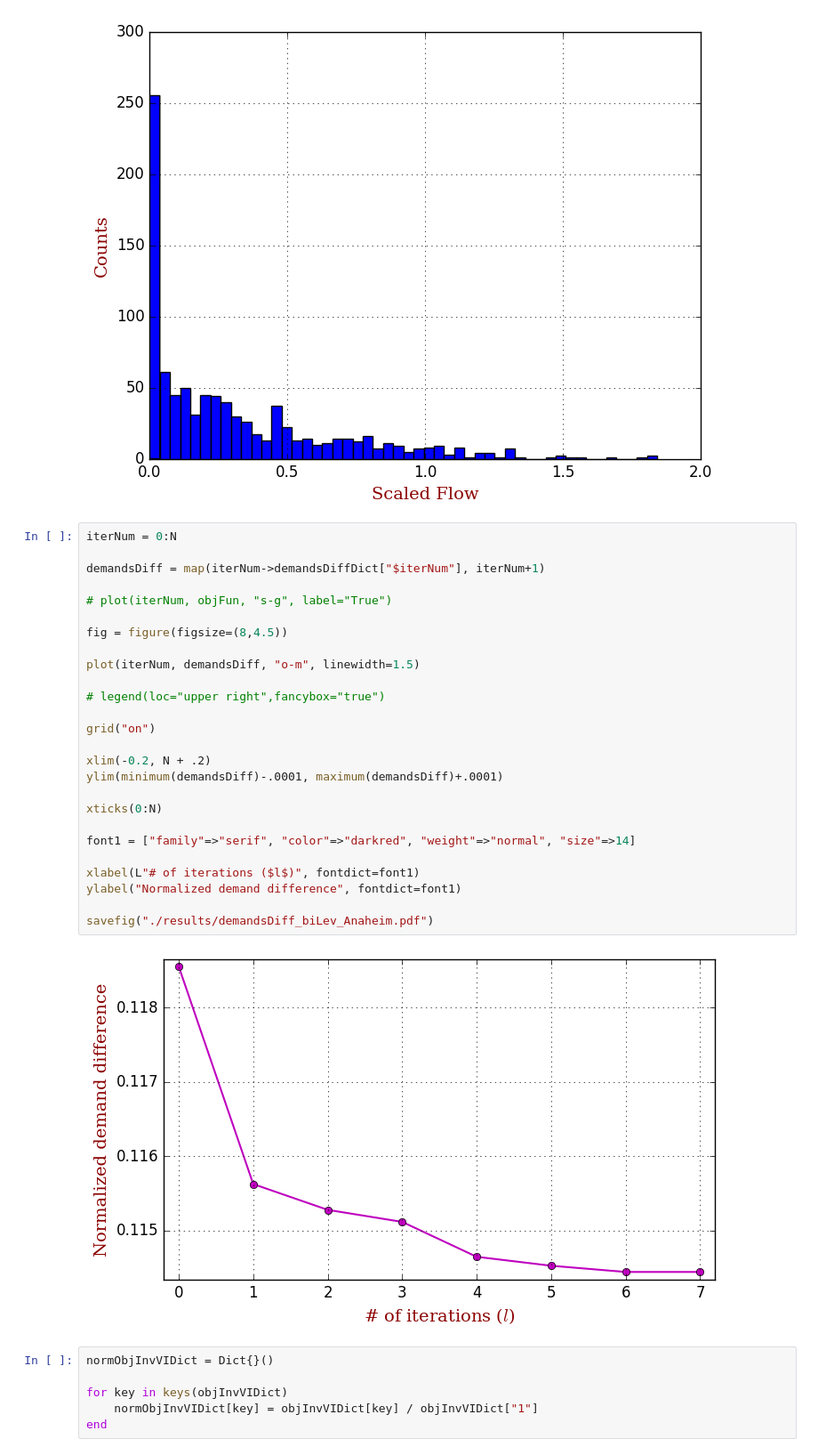
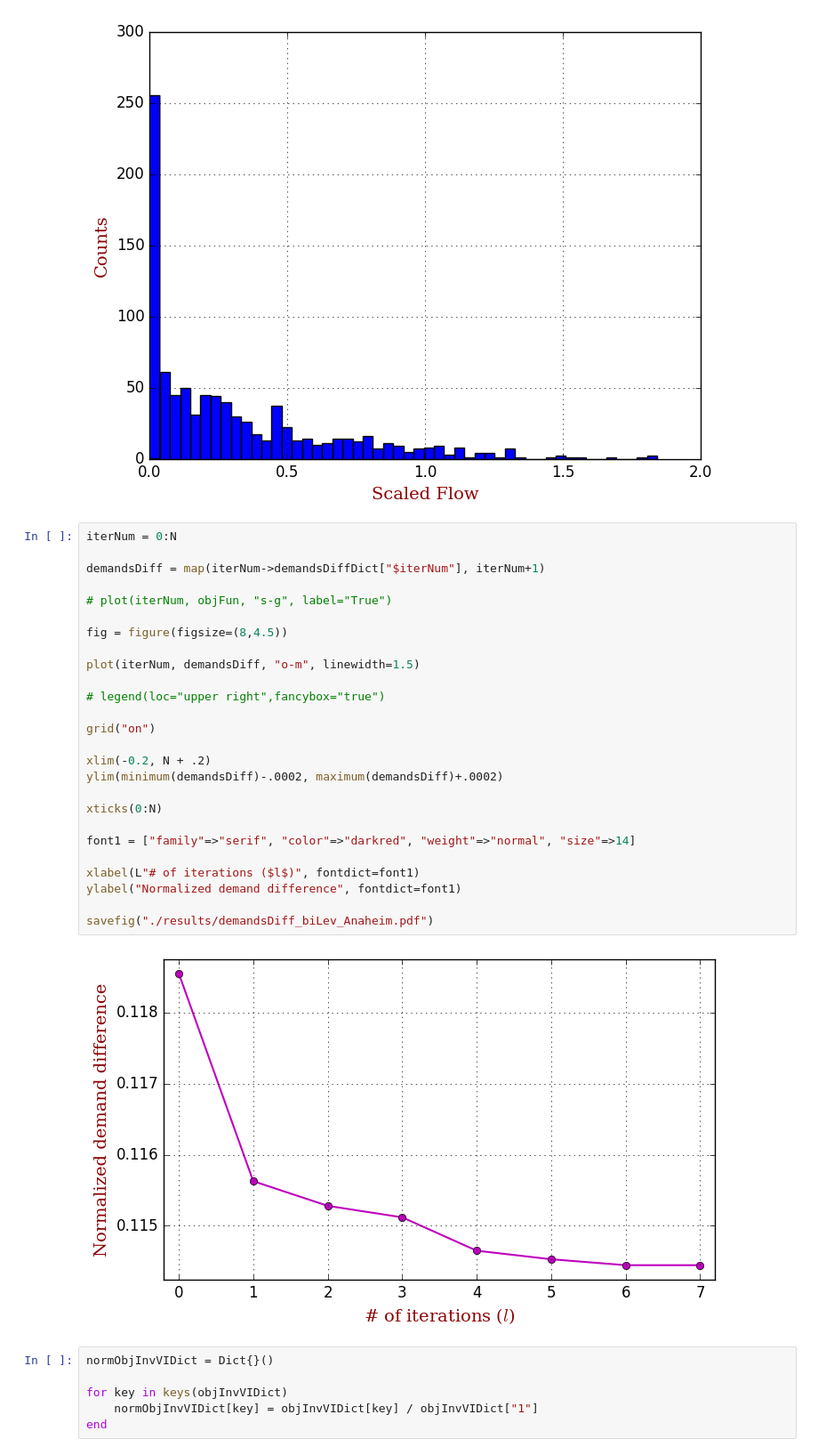
Before and after one commit to jingzbu/InverseVIsTraffic, a Jupyter notebook: 10_develop_new_OD_demand_estimator_Anaheim_Dijkstra_uni_class_costf_known/05_refine_iteration_results.ipynb, the cells around one changed output. Shown at 89% size. Saved outputs shown, nothing was run; the diff lists cells and outputs as text.

```diff
--- a/10_develop_new_OD_demand_estimator_Anaheim_Dijkstra_uni_class_costf_known/05_refine_iteration_results.ipynb
+++ b/10_develop_new_OD_demand_estimator_Anaheim_Dijkstra_uni_class_costf_known/05_refine_iteration_results.ipynb
@@ -67,31 +67,31 @@ INFO: Loading help data...
 # %%
 iterNum = 0:N
 
 demandsDiff = map(iterNum->demandsDiffDict["$iterNum"], iterNum+1)
 
 # plot(iterNum, objFun, "s-g", label="True")
 
 fig = figure(figsize=(8,4.5))
 
 plot(iterNum, demandsDiff, "o-m", linewidth=1.5)
 
 # legend(loc="upper right",fancybox="true")
 
 grid("on")
 
 xlim(-0.2, N + .2)
-ylim(minimum(demandsDiff)-.0001, maximum(demandsDiff)+.0001)
+ylim(minimum(demandsDiff)-.0002, maximum(demandsDiff)+.0002)
 
 xticks(0:N)
 
 font1 = ["family"=>"serif", "color"=>"darkred", "weight"=>"normal", "size"=>14]
 
 xlabel(L"# of iterations ($l$)", fontdict=font1)
 ylabel("Normalized demand difference", fontdict=font1)
 
 savefig("./results/demandsDiff_biLev_Anaheim.pdf")
 # %% [output]
-[figure, old version]
+[figure, new version]
 # %%
 normObjInvVIDict = Dict{}()
 
```
Also changed, not shown: 9 other files.
